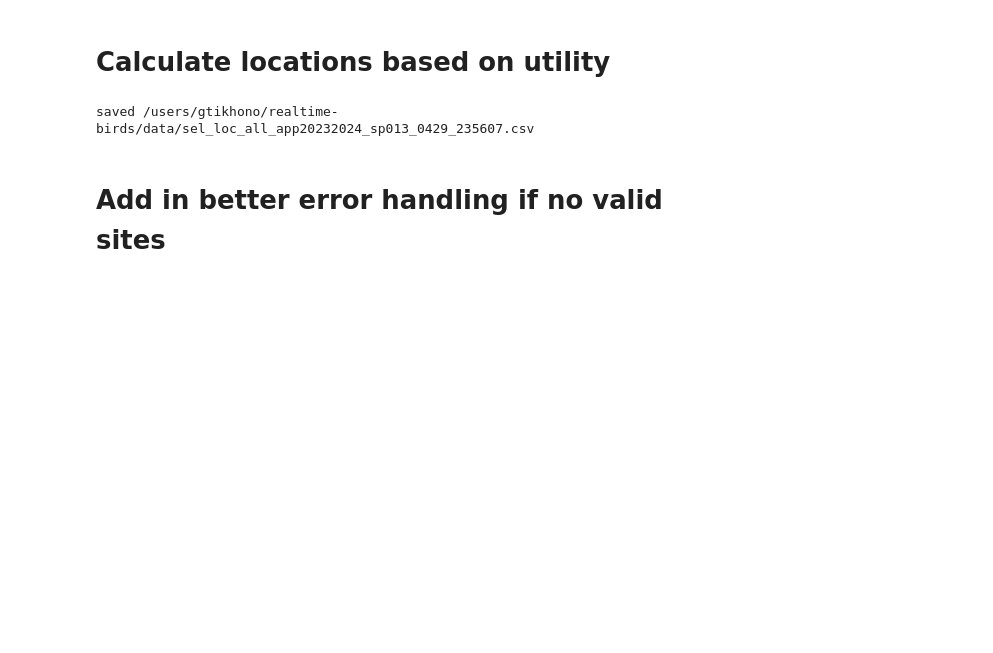
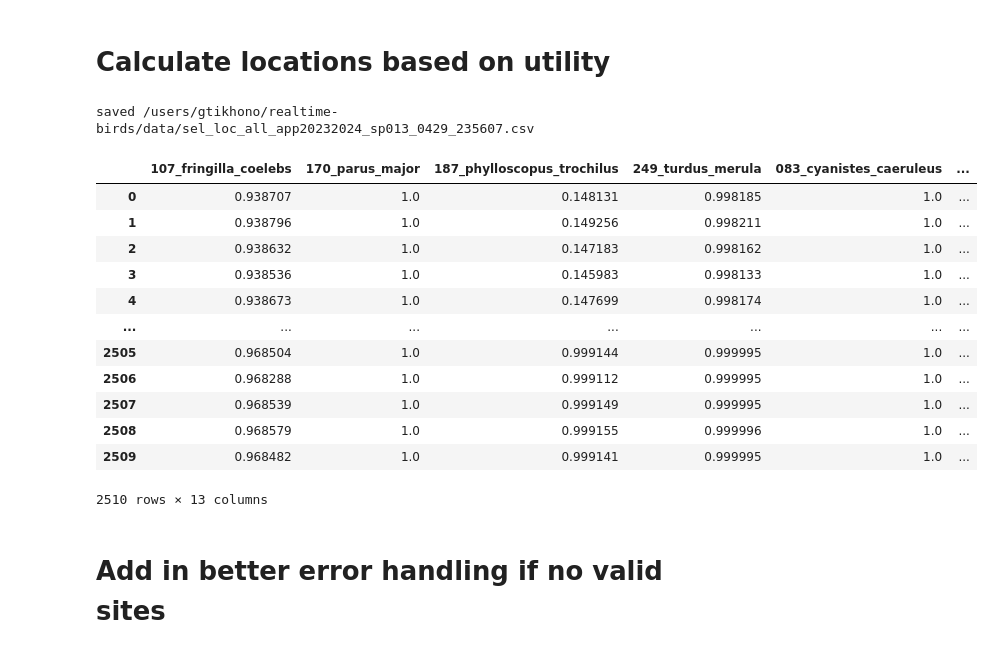
Before and after one commit to szwinter/realtime-birds, a Jupyter notebook: notebooks/D1_location_selection.ipynb, the cells around one changed output. Cells and saved outputs as stored; diff of their text form; code cells hidden in the pictures; blank space fills up the shorter version.

Commit message:
Fix migration dataframe saving

```diff
--- a/notebooks/D1_location_selection.ipynb
+++ b/notebooks/D1_location_selection.ipynb
@@ -263,7 +263,21 @@ print("saved", res_filename)
 # %% [output]
 saved /users/gtikhono/realtime-birds/data/sel_loc_all_app20232024_sp013_0429_235607.csv
 # %%
-m_numpy(lat_grid, 1:10, m_params.loc[spnames[j]][:6].to_numpy())
+pd.DataFrame(dict(zip(spnames, [m_numpy(res.lat.values, jday_0+res.t, m_params.loc[spnames[j]][:6].to_numpy()) for j in range(p)])))
+# %% [output]
+|  | 107_fringilla_coelebs | 170_parus_major | 187_phylloscopus_trochilus | 249_turdus_merula | 083_cyanistes_caeruleus | ... |
+| 0 | 0.938707 | 1.0 | 0.148131 | 0.998185 | 1.0 | ... |
+| 1 | 0.938796 | 1.0 | 0.149256 | 0.998211 | 1.0 | ... |
+| 2 | 0.938632 | 1.0 | 0.147183 | 0.998162 | 1.0 | ... |
+| 3 | 0.938536 | 1.0 | 0.145983 | 0.998133 | 1.0 | ... |
+| 4 | 0.938673 | 1.0 | 0.147699 | 0.998174 | 1.0 | ... |
+| ... | ... | ... | ... | ... | ... | ... |
+| 2505 | 0.968504 | 1.0 | 0.999144 | 0.999995 | 1.0 | ... |
+| 2506 | 0.968288 | 1.0 | 0.999112 | 0.999995 | 1.0 | ... |
+| 2507 | 0.968539 | 1.0 | 0.999149 | 0.999995 | 1.0 | ... |
+| 2508 | 0.968579 | 1.0 | 0.999155 | 0.999996 | 1.0 | ... |
+| 2509 | 0.968482 | 1.0 | 0.999141 | 0.999995 | 1.0 | ... |
+2510 rows × 13 columns
 # %%
 G1, G2 = np.meshgrid(grid_vals, grid_vals, indexing='ij')
 delta_grid = np.abs(G1 - G2)
```
Also changed, not shown: parts of 1 cell of this notebook, 1 other file.
